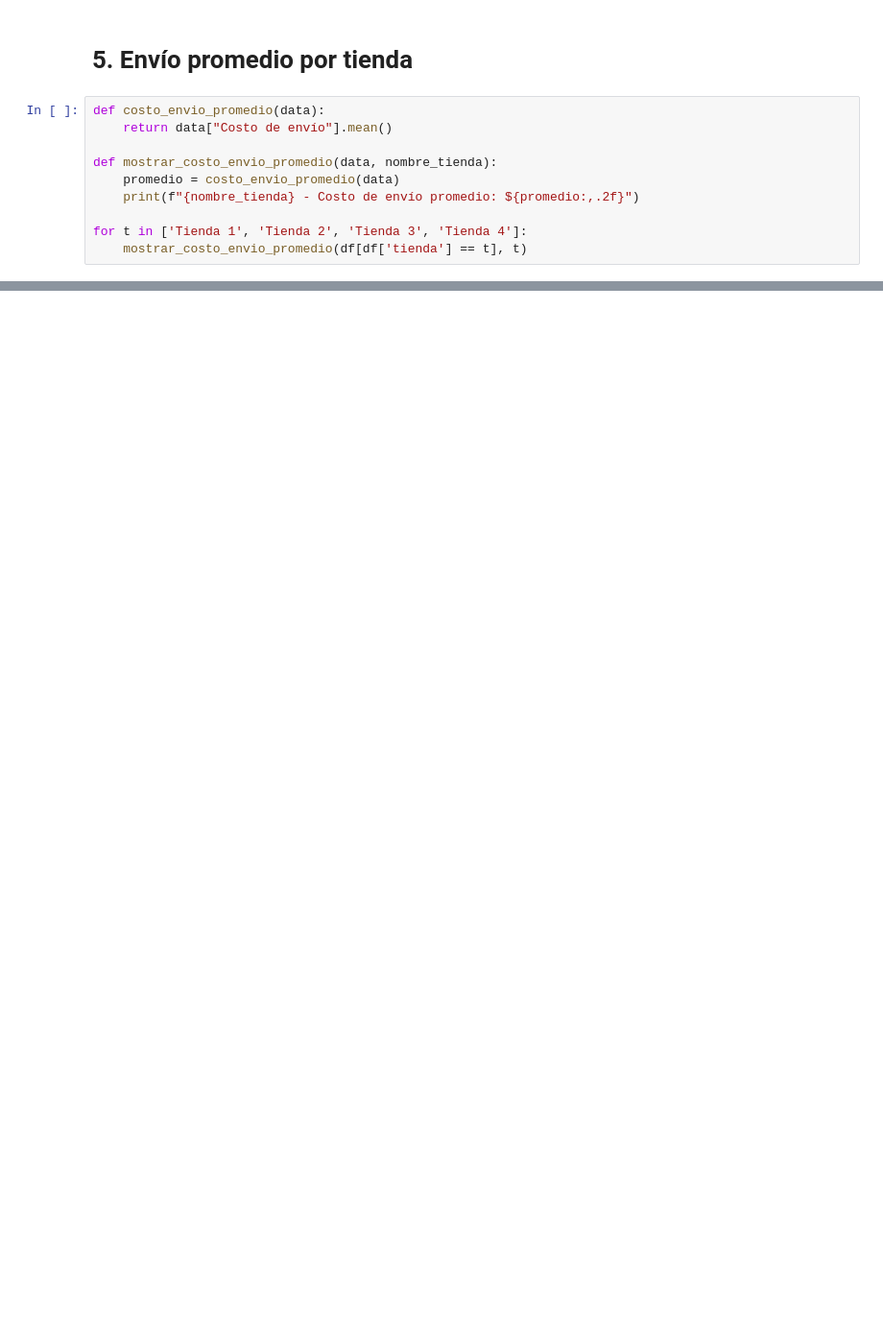
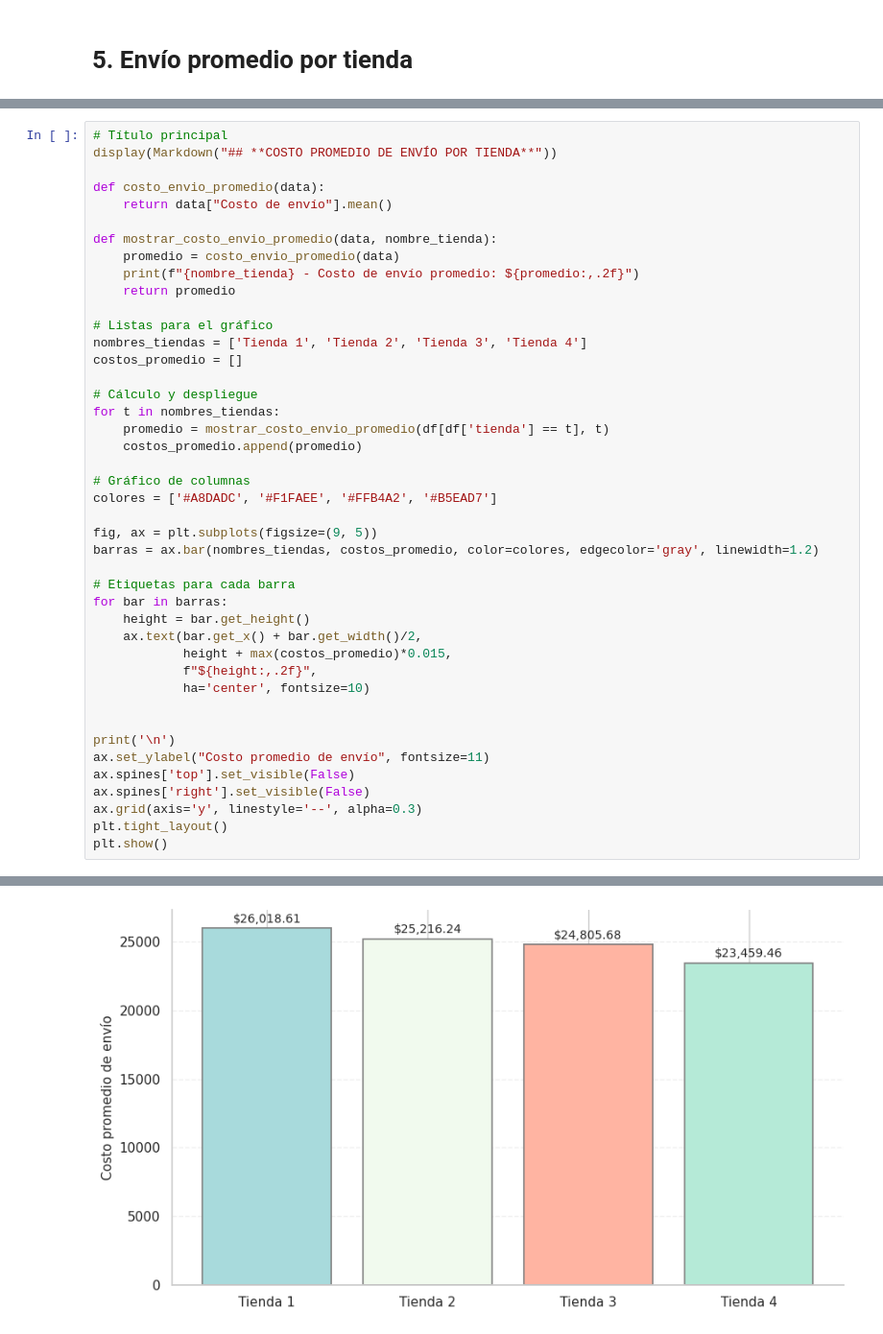
Before and after one commit to Saya-Sayita/Challenge1-Python, a Jupyter notebook: AluraStoreLatam.ipynb, the cells around one changed output, grey strips where cells are left out. Shown: that part at 96% size. Cells and saved outputs as stored; diff of their text form; blank space fills up the shorter version.

```diff
--- a/AluraStoreLatam.ipynb
+++ b/AluraStoreLatam.ipynb
@@ -316,12 +314,2 @@ Menos vendido       Armario                                      88 cuotas
 # %% [markdown]
 # 5. Envío promedio por tienda
-# %%
-def costo_envio_promedio(data):
-    return data["Costo de envío"].mean()
-
-def mostrar_costo_envio_promedio(data, nombre_tienda):
-    promedio = costo_envio_promedio(data)
-    print(f"{nombre_tienda} - Costo de envío promedio: ${promedio:,.2f}")
-
-for t in ['Tienda 1', 'Tienda 2', 'Tienda 3', 'Tienda 4']:
-    mostrar_costo_envio_promedio(df[df['tienda'] == t], t)
@@ -332,0 +316,44 @@ Tienda 4 - Costo de envío promedio: $23,459.46
+# %%
+# Título principal
+display(Markdown("## **COSTO PROMEDIO DE ENVÍO POR TIENDA**"))
+
+def costo_envio_promedio(data):
+    return data["Costo de envío"].mean()
+
+def mostrar_costo_envio_promedio(data, nombre_tienda):
+    promedio = costo_envio_promedio(data)
+    print(f"{nombre_tienda} - Costo de envío promedio: ${promedio:,.2f}")
+    return promedio
+
+# Listas para el gráfico
+nombres_tiendas = ['Tienda 1', 'Tienda 2', 'Tienda 3', 'Tienda 4']
+costos_promedio = []
+
+# Cálculo y despliegue
+for t in nombres_tiendas:
+    promedio = mostrar_costo_envio_promedio(df[df['tienda'] == t], t)
+    costos_promedio.append(promedio)
+
+# Gráfico de columnas
+colores = ['#A8DADC', '#F1FAEE', '#FFB4A2', '#B5EAD7']
+
+fig, ax = plt.subplots(figsize=(9, 5))
+barras = ax.bar(nombres_tiendas, costos_promedio, color=colores, edgecolor='gray', linewidth=1.2)
+
+# Etiquetas para cada barra
+for bar in barras:
+    height = bar.get_height()
+    ax.text(bar.get_x() + bar.get_width()/2,
+            height + max(costos_promedio)*0.015,
+            f"${height:,.2f}",
+            ha='center', fontsize=10)
+
+
+print('\n')
+ax.set_ylabel("Costo promedio de envío", fontsize=11)
+ax.spines['top'].set_visible(False)
+ax.spines['right'].set_visible(False)
+ax.grid(axis='y', linestyle='--', alpha=0.3)
+plt.tight_layout()
+plt.show()
+# %% [output]
@@ -332,0 +365 @@ Tienda 4 - Costo de envío promedio: $23,459.46
+[figure, added]
```
Also changed, not shown: parts of 8 cells of this notebook.
